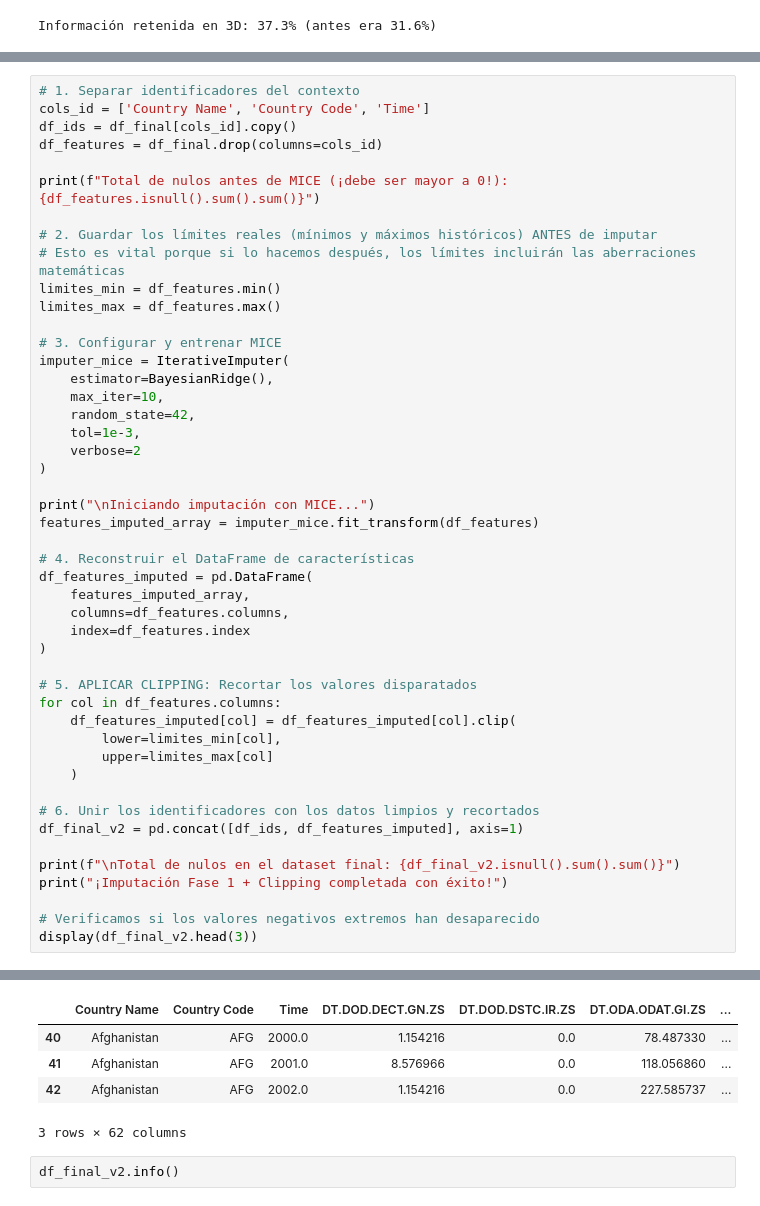
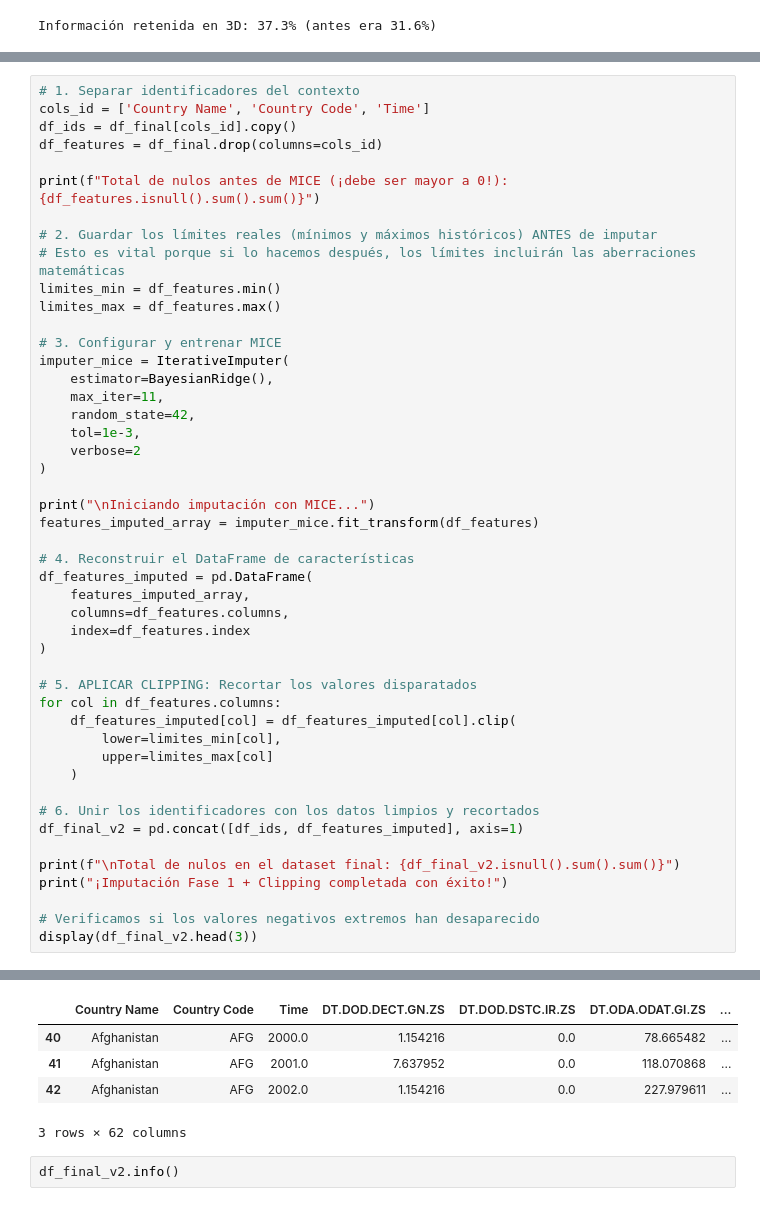
Before and after one commit to Javier-Herreros-Pinilla/analisis-vulnerabilidad-social, a Jupyter notebook: notebooks/01_Limpieza_y_Tratamiento.ipynb, the cells around one changed output, grey strips where cells are left out. Drawn from its saved outputs; the diff is of its cells as text.

```diff
--- a/notebooks/01_Limpieza_y_Tratamiento.ipynb
+++ b/notebooks/01_Limpieza_y_Tratamiento.ipynb
@@ -519,7 +549,7 @@ limites_max = df_features.max()
 # 3. Configurar y entrenar MICE
 imputer_mice = IterativeImputer(
     estimator=BayesianRidge(),
-    max_iter=10,
+    max_iter=11,
     random_state=42,
     tol=1e-3,
     verbose=2
@@ -568,10 +598,10 @@ Iniciando imputación con MICE...
 
 Total de nulos en el dataset final: 0
 ¡Imputación Fase 1 + Clipping completada con éxito!
 |  | Country Name | Country Code | Time | DT.DOD.DECT.GN.ZS | DT.DOD.DSTC.IR.ZS | DT.ODA.ODAT.GI.ZS | ... |
-| 40 | Afghanistan | AFG | 2000.0 | 1.154216 | 0.0 | 78.487330 | ... |
-| 41 | Afghanistan | AFG | 2001.0 | 8.576966 | 0.0 | 118.056860 | ... |
-| 42 | Afghanistan | AFG | 2002.0 | 1.154216 | 0.0 | 227.585737 | ... |
+| 40 | Afghanistan | AFG | 2000.0 | 1.154216 | 0.0 | 78.665482 | ... |
+| 41 | Afghanistan | AFG | 2001.0 | 7.637952 | 0.0 | 118.070868 | ... |
+| 42 | Afghanistan | AFG | 2002.0 | 1.154216 | 0.0 | 227.979611 | ... |
 3 rows × 62 columns
 # %%
 df_final_v2.info()
```
Also changed, not shown: parts of 13 cells of this notebook, 1 other file.
